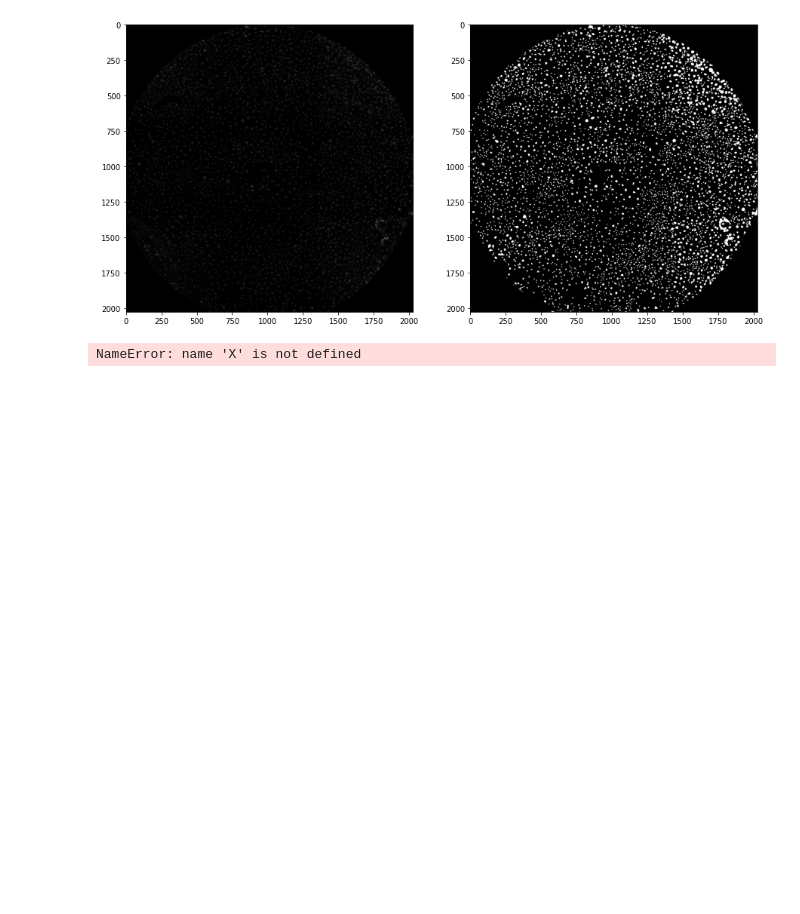
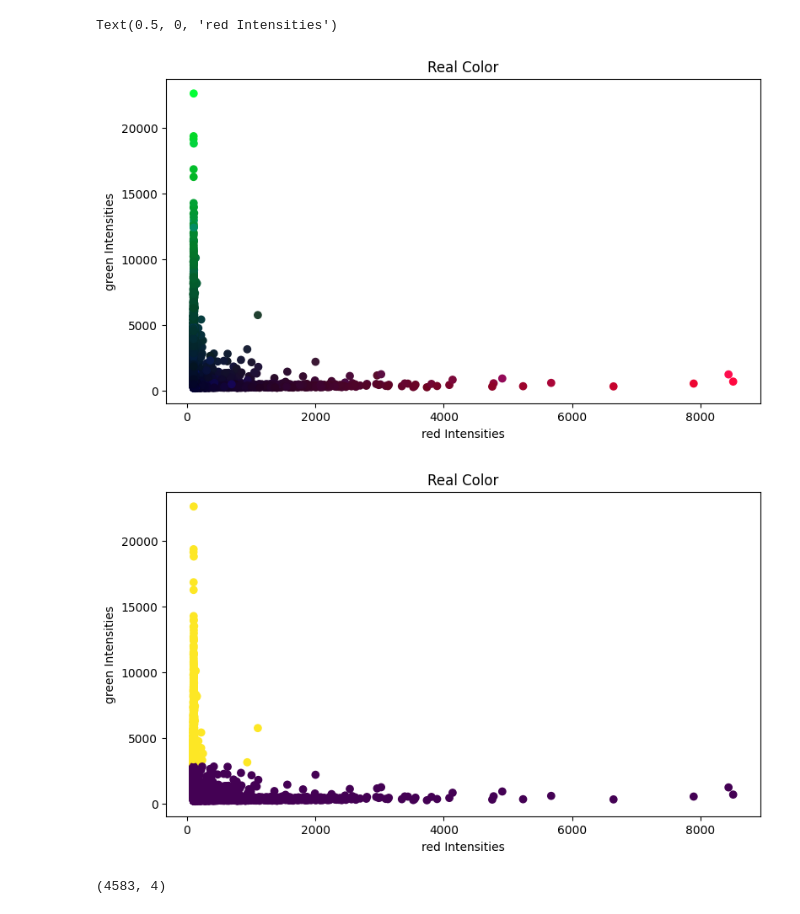
Before and after one commit to BIIFSweden/SenolyticDetection, a Jupyter notebook: test.ipynb, the cells around one changed output. Cells and saved outputs as stored; diff of their text form; code cells hidden in the pictures; blank space fills up the shorter version.

Commit message:
testing out kmeans classification, not working very well

```diff
--- a/test.ipynb
+++ b/test.ipynb
@@ -21,7 +21,7 @@ def plot_multi(img_list):
     else:
         raise Exception('Input is not a list of images')
 # %%
-def find_intensities(mask,red_downscaled,green_downscaled,blue_downscaled):
+def find_features(mask,red_downscaled,green_downscaled,blue_downscaled):
 
     nuclei_scenenst = regionprops(label(mask),intensity_image=red_downscaled)
     nuclei_quiescent = regionprops(label(mask),intensity_image=green_downscaled)
@@ -37,10 +37,6 @@ def find_intensities(mask,red_downscaled,green_downscaled,blue_downscaled):
         nuclei_intentisies.append(nuclei_regions[i].mean_intensity)
         nuclei_size.append(nuclei_regions[i].area)
 
-
-
-    red_intensities = np.array(red_intensities)
-    green_intensities = np.array(green_intensities)
 
     X = np.zeros([len(green_intensities),4])
     X[:,0] = red_intensities
@@ -167,29 +127,34 @@ results_dataframe = analyze_nuclei(
-# %%
-plot_multi([blue_no_well_ring,nuclei_thresholded])
-# %% [output]
-[figure, removed]
 # %%
-#kmeans = KMeans(n_clusters=5, random_state=0).fit(all_X[:,:1])
+from sklearn.cluster import KMeans
+
+X_for_clustering = X[:,:]
+
+kmeans = KMeans(n_clusters=2, random_state=0,init='random').fit(X_for_clustering)
 
 
-x = np.linspace(0,1,50)
-y = x
-
-X_color_01 = X/X.max(axis=0) # have to normalize colours
+#X_color_01 = np.zeros([len(X),3])
+X_color_01 = X[:,:3]/X[:,:3].max(axis=0) # have to normalize colours
 plt.figure(figsize=(20,5))
 plt.subplot(1,2,1)
 plt.title('Real Color')
-plt.scatter(X[:,0],X[:,1],c = X_color_01[:,:3])
-plt.plot(x,y)
-
+plt.scatter(X[:,0],X[:,1],c = X_color_01)
 plt.ylabel('green Intensities')
 plt.xlabel('red Intensities')
 
-plt.subplot(1,2,2)
-plt.title('Rea Color')
-plt.scatter(X_norm[:,0],X_norm[:,1],c=X_norm[:,:3])
-plt.plot(x,y)
+
+X_color_01 = np.zeros([len(X),3])
+X_color_01[:,:2] = X[:,:2]/X[:,:2].max(axis=0) # have to normalize colours
+plt.figure(figsize=(20,5))
+plt.subplot(1,2,1)
+plt.title('Real Color')
+plt.scatter(X[:,0],X[:,1],c = kmeans.labels_)
 plt.ylabel('green Intensities')
 plt.xlabel('red Intensities')
 # %% [output]
-NameError: name 'X' is not defined
+Text(0.5, 0, 'red Intensities')
+[figure, added]
+[figure, added]
+# %%
+X.shape
+# %% [output]
+(4583, 4)
```
Also changed, not shown: parts of 2 cells of this notebook.
